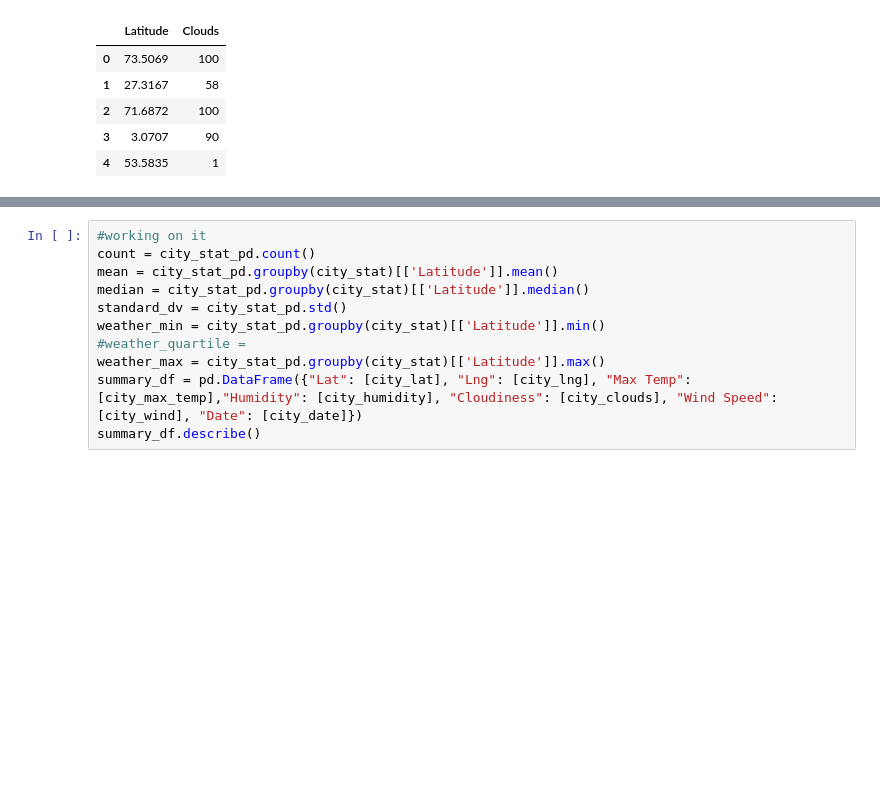
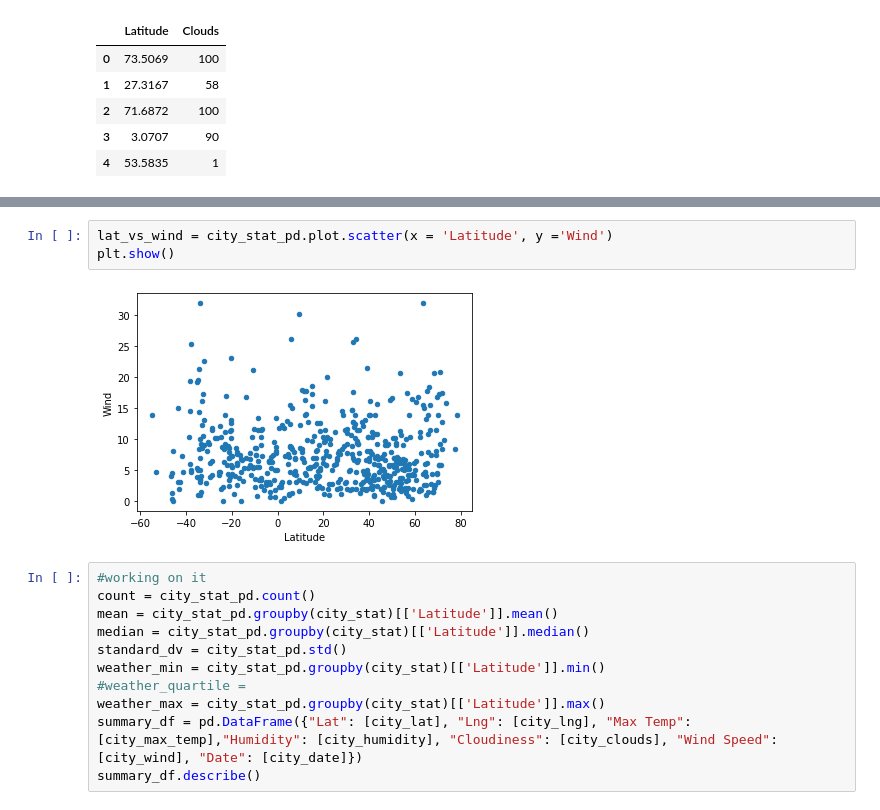
Before and after one commit to DINHC/python-api-challenge, a Jupyter notebook: WeatherPy.ipynb, the cells around one changed output, grey strips where cells are left out. Saved outputs shown, nothing was run; the diff lists cells and outputs as text; blank space fills up the shorter version.

```diff
--- a/WeatherPy.ipynb
+++ b/WeatherPy.ipynb
@@ -218,3 +235,8 @@ TypeError: unhashable type: 'list'
+# %%
+lat_vs_wind = city_stat_pd.plot.scatter(x = 'Latitude', y ='Wind')
+plt.show()
+# %% [output]
+[figure, added]
 # %%
 #working on it
 count = city_stat_pd.count()
```
Also changed, not shown: parts of 4 cells of this notebook.
